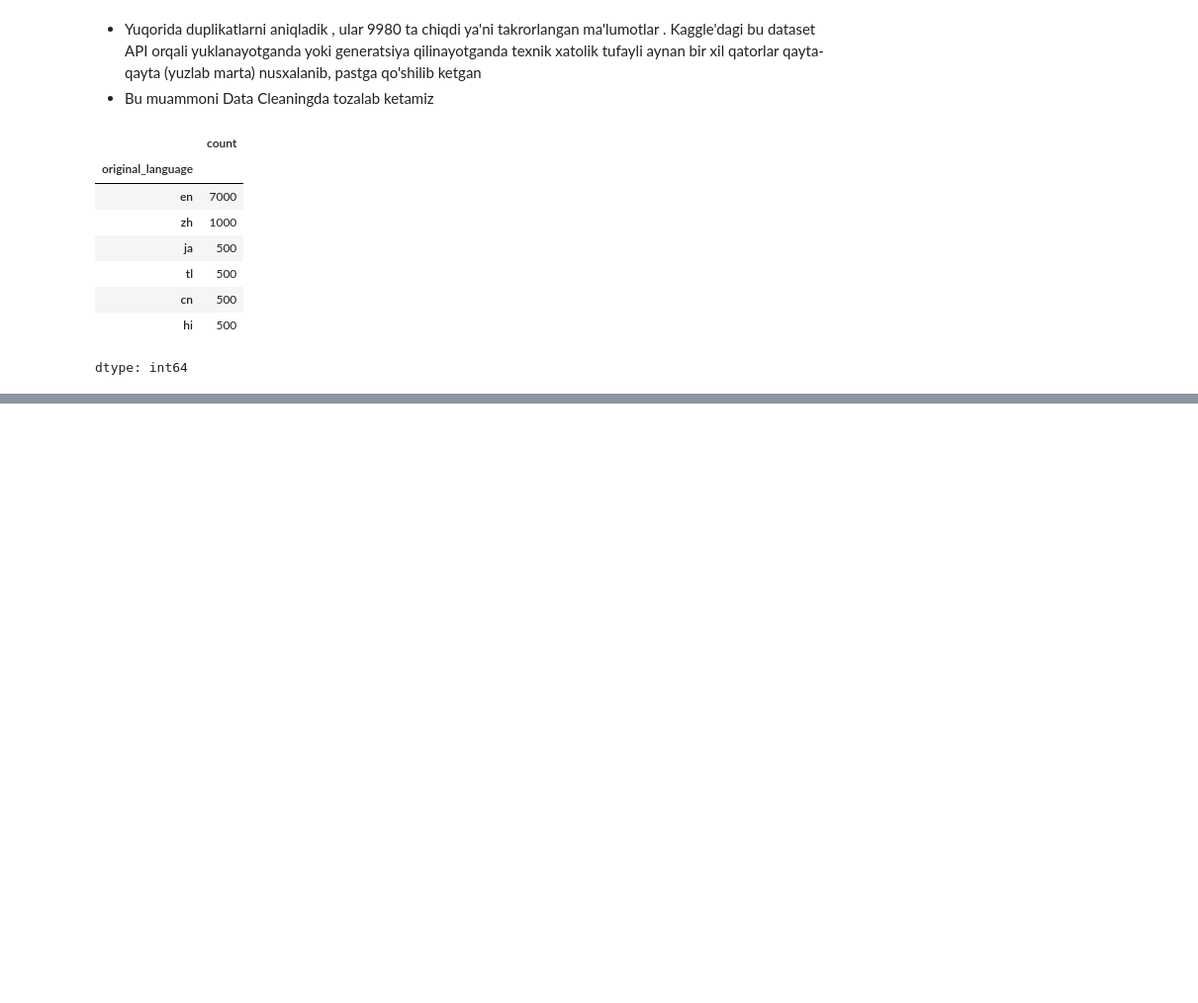
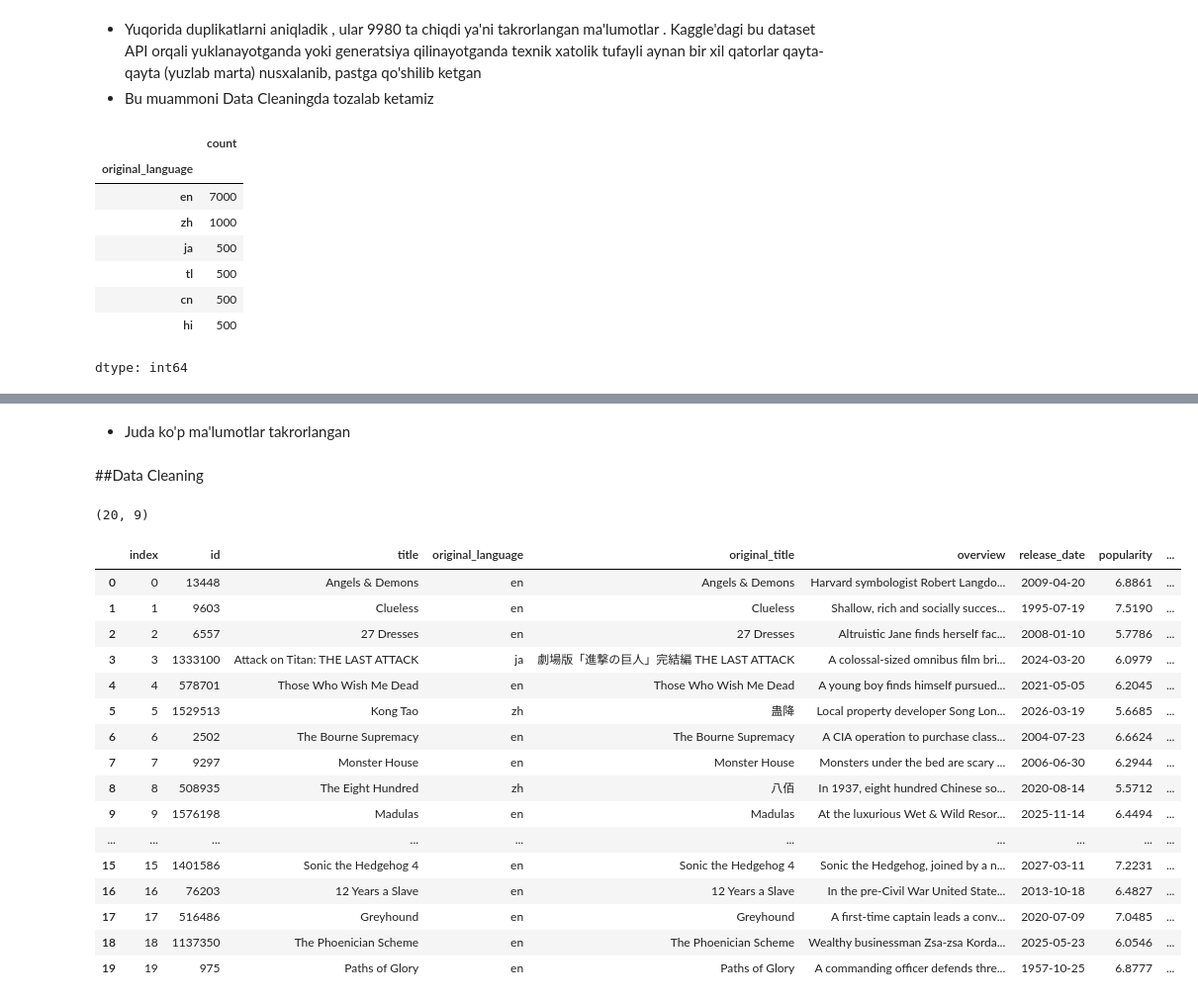
Before and after one commit to izzat-ai/learning-ai, a Jupyter notebook: projects/movie.ipynb, the cells around one changed output, grey strips where cells are left out. Shown at 99% size. Drawn from its saved outputs; the diff is of its cells as text; code cells hidden in the pictures; blank space fills up the shorter version.

```diff
--- a/projects/movie.ipynb
+++ b/projects/movie.ipynb
@@ -105,0 +128,29 @@ dtype: int64
+# %% [markdown]
+- Juda ko'p ma'lumotlar takrorlangan
+# %% [markdown]
+##Data Cleaning
+# %%
+df_copy = df.drop_duplicates()
+df_copy.shape
+# %% [output]
+(20, 9)
+# %%
+df_copy.reset_index()
+# %% [output]
+|  | index | id | title | original_language | original_title | overview | release_date | popularity | ... |
+| 0 | 0 | 13448 | Angels & Demons | en | Angels & Demons | Harvard symbologist Robert Langdo... | 2009-04-20 | 6.8861 | ... |
+| 1 | 1 | 9603 | Clueless | en | Clueless | Shallow, rich and socially succes... | 1995-07-19 | 7.5190 | ... |
+| 2 | 2 | 6557 | 27 Dresses | en | 27 Dresses | Altruistic Jane finds herself fac... | 2008-01-10 | 5.7786 | ... |
+| 3 | 3 | 1333100 | Attack on Titan: THE LAST ATTACK | ja | 劇場版「進撃の巨人」完結編 THE LAST ATTACK | A colossal-sized omnibus film bri... | 2024-03-20 | 6.0979 | ... |
+| 4 | 4 | 578701 | Those Who Wish Me Dead | en | Those Who Wish Me Dead | A young boy finds himself pursued... | 2021-05-05 | 6.2045 | ... |
+| 5 | 5 | 1529513 | Kong Tao | zh | 蛊降 | Local property developer Song Lon... | 2026-03-19 | 5.6685 | ... |
+| 6 | 6 | 2502 | The Bourne Supremacy | en | The Bourne Supremacy | A CIA operation to purchase class... | 2004-07-23 | 6.6624 | ... |
+| 7 | 7 | 9297 | Monster House | en | Monster House | Monsters under the bed are scary ... | 2006-06-30 | 6.2944 | ... |
+| 8 | 8 | 508935 | The Eight Hundred | zh | 八佰 | In 1937, eight hundred Chinese so... | 2020-08-14 | 5.5712 | ... |
+| 9 | 9 | 1576198 | Madulas | en | Madulas | At the luxurious Wet & Wild Resor... | 2025-11-14 | 6.4494 | ... |
+| ... | ... | ... | ... | ... | ... | ... | ... | ... | ... |
+| 15 | 15 | 1401586 | Sonic the Hedgehog 4 | en | Sonic the Hedgehog 4 | Sonic the Hedgehog, joined by a n... | 2027-03-11 | 7.2231 | ... |
+| 16 | 16 | 76203 | 12 Years a Slave | en | 12 Years a Slave | In the pre-Civil War United State... | 2013-10-18 | 6.4827 | ... |
+| 17 | 17 | 516486 | Greyhound | en | Greyhound | A first-time captain leads a conv... | 2020-07-09 | 7.0485 | ... |
+| 18 | 18 | 1137350 | The Phoenician Scheme | en | The Phoenician Scheme | Wealthy businessman Zsa-zsa Korda... | 2025-05-23 | 6.0546 | ... |
+| 19 | 19 | 975 | Paths of Glory | en | Paths of Glory | A commanding officer defends thre... | 1957-10-25 | 6.8777 | ... |
```
Also changed, not shown: parts of 13 cells of this notebook.
